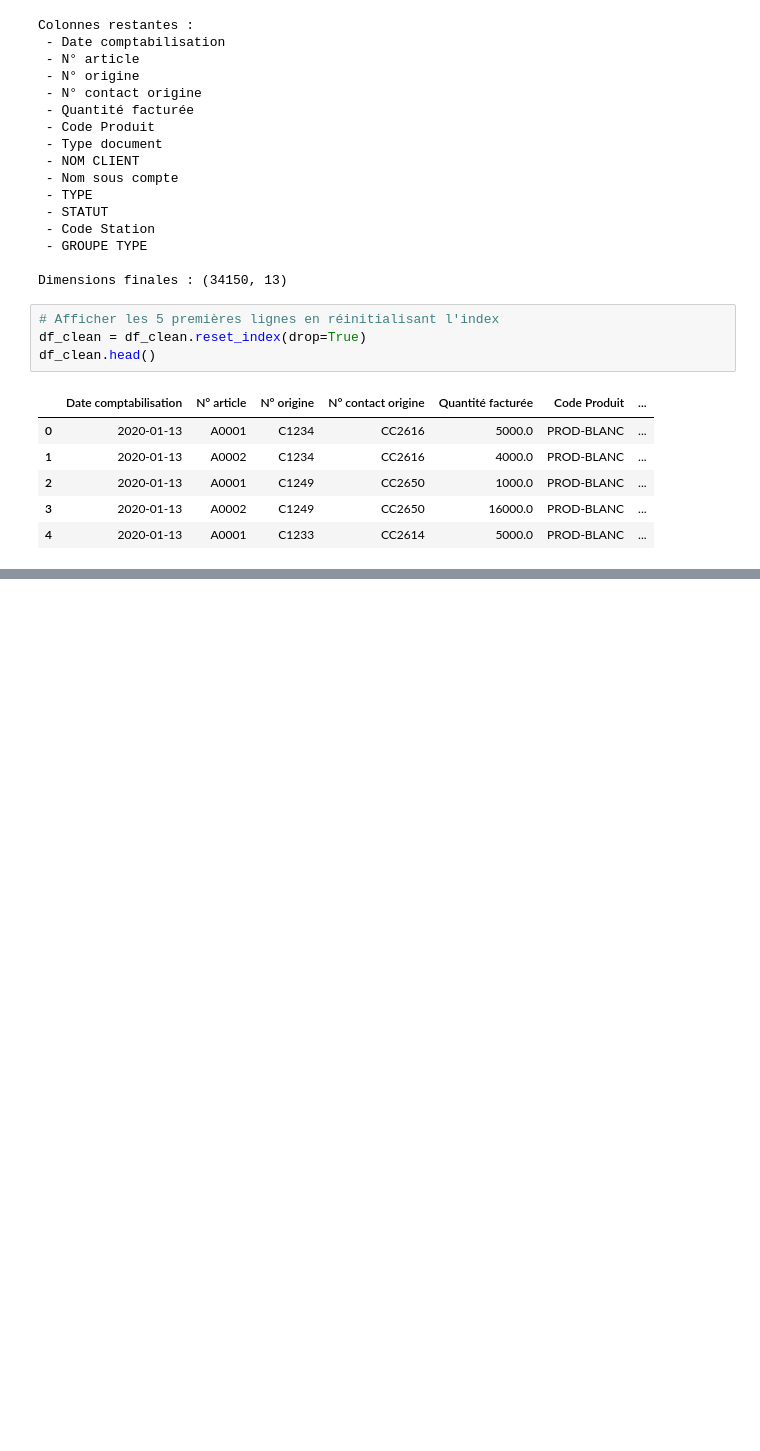
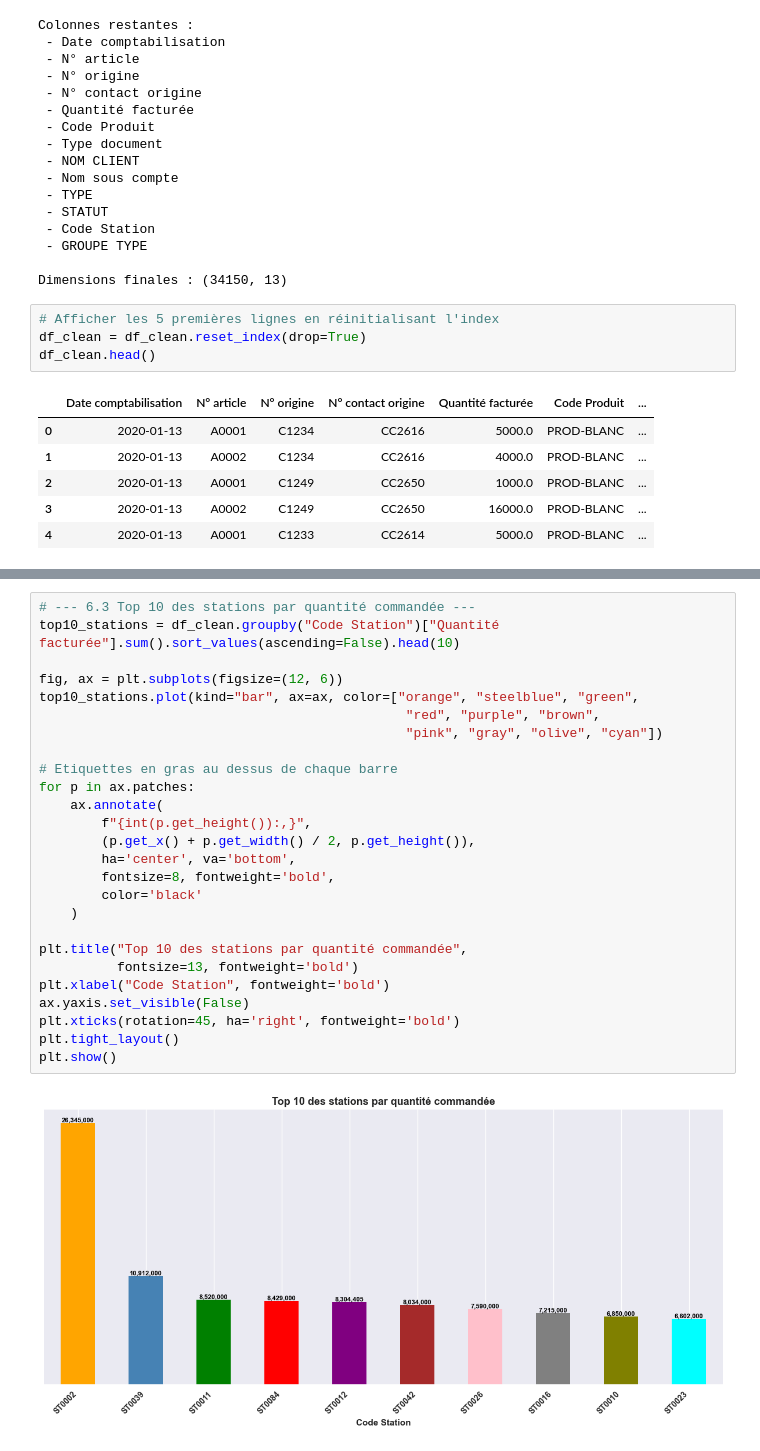
Before and after one commit to Gino-Ginette/memoire_bi, a Jupyter notebook: memoire_prediction.ipynb, the cells around one changed output, grey strips where cells are left out. Drawn from its saved outputs; the diff is of its cells as text; blank space fills up the shorter version.

```diff
--- a/memoire_prediction.ipynb
+++ b/memoire_prediction.ipynb
@@ -204,0 +293,28 @@ dtype: int64
+# %%
+# --- 6.3 Top 10 des stations par quantité commandée ---
+top10_stations = df_clean.groupby("Code Station")["Quantité facturée"].sum().sort_values(ascending=False).head(10)
+
+fig, ax = plt.subplots(figsize=(12, 6))
+top10_stations.plot(kind="bar", ax=ax, color=["orange", "steelblue", "green",
+                                               "red", "purple", "brown",
+                                               "pink", "gray", "olive", "cyan"])
+
+# Etiquettes en gras au dessus de chaque barre
+for p in ax.patches:
+    ax.annotate(
+        f"{int(p.get_height()):,}",
+        (p.get_x() + p.get_width() / 2, p.get_height()),
+        ha='center', va='bottom',
+        fontsize=8, fontweight='bold',
+        color='black'
+    )
+
+plt.title("Top 10 des stations par quantité commandée",
+          fontsize=13, fontweight='bold')
+plt.xlabel("Code Station", fontweight='bold')
+ax.yaxis.set_visible(False)
+plt.xticks(rotation=45, ha='right', fontweight='bold')
+plt.tight_layout()
+plt.show()
+# %% [output]
+[figure, added]
```
Also changed, not shown: parts of 22 cells of this notebook.
